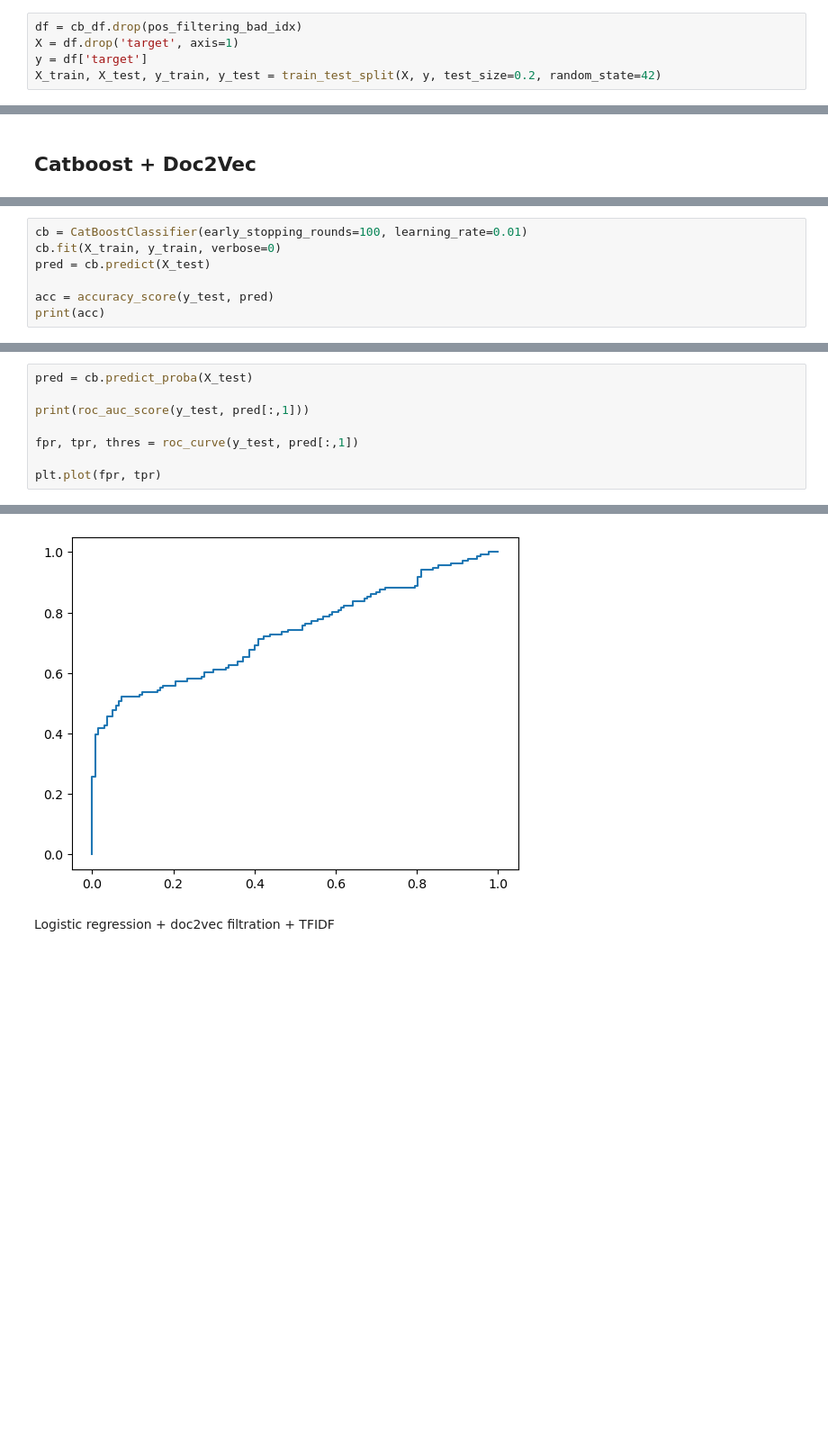
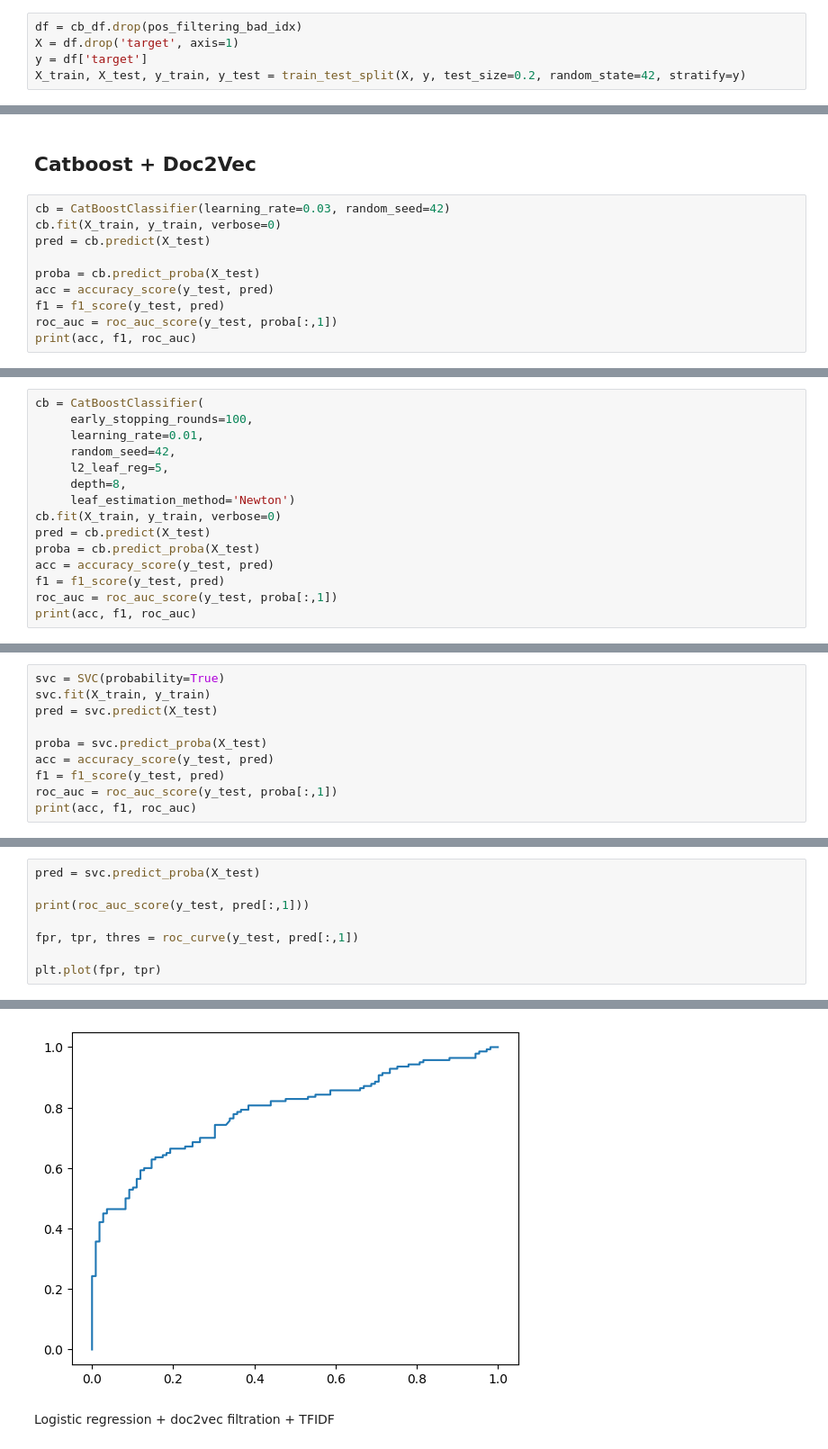
Before and after one commit to PBspacey/wb-category-analysis, a Jupyter notebook: models/nlp_preprocess.ipynb, the cells around one changed output, grey strips where cells are left out. Shown at 90% size. Saved outputs shown, nothing was run; the diff lists cells and outputs as text; blank space fills up the shorter version.

```diff
--- a/models/nlp_preprocess.ipynb
+++ b/models/nlp_preprocess.ipynb
@@ -268,7 +259,7 @@ Name: count, dtype: int64
 df = cb_df.drop(pos_filtering_bad_idx)
 X = df.drop('target', axis=1)
 y = df['target']
-X_train, X_test, y_train, y_test = train_test_split(X, y, test_size=0.2, random_state=42)
+X_train, X_test, y_train, y_test = train_test_split(X, y, test_size=0.2, random_state=42, stratify=y)
 # %%
 model = LogisticRegression()
 
@@ -282,2 +290,12 @@ print(acc)
 # %% [markdown]
 ## Catboost + Doc2Vec
+# %%
+cb = CatBoostClassifier(learning_rate=0.03, random_seed=42)
+cb.fit(X_train, y_train, verbose=0)
+pred = cb.predict(X_test)
+
+proba = cb.predict_proba(X_test)
+acc = accuracy_score(y_test, pred)
+f1 = f1_score(y_test, pred)
+roc_auc = roc_auc_score(y_test, proba[:,1])
+print(acc, f1, roc_auc)
@@ -284,8 +304,16 @@ print(acc)
 # %%
-cb = CatBoostClassifier(early_stopping_rounds=100, learning_rate=0.01)
+cb = CatBoostClassifier(
+     early_stopping_rounds=100,
+     learning_rate=0.01,
+     random_seed=42,
+     l2_leaf_reg=5,
+     depth=8,
+     leaf_estimation_method='Newton')
 cb.fit(X_train, y_train, verbose=0)
 pred = cb.predict(X_test)
-
+proba = cb.predict_proba(X_test)
 acc = accuracy_score(y_test, pred)
-print(acc)
+f1 = f1_score(y_test, pred)
+roc_auc = roc_auc_score(y_test, proba[:,1])
+print(acc, f1, roc_auc)
 # %% [output]
@@ -292,0 +354,10 @@ print(acc)
+# %%
+svc = SVC(probability=True)
+svc.fit(X_train, y_train)
+pred = svc.predict(X_test)
+
+proba = svc.predict_proba(X_test)
+acc = accuracy_score(y_test, pred)
+f1 = f1_score(y_test, pred)
+roc_auc = roc_auc_score(y_test, proba[:,1])
+print(acc, f1, roc_auc)
@@ -293,5 +366,5 @@ print(acc)
 # %%
-pred = cb.predict_proba(X_test)
+pred = svc.predict_proba(X_test)
 
 print(roc_auc_score(y_test, pred[:,1]))
 
@@ -303,5 +376,5 @@ plt.plot(fpr, tpr)
 [<matplotlib.lines.Line2D at 0x...>]
-[figure, old version]
+[figure, new version]
 # %% [markdown]
 Logistic regression + doc2vec filtration + TFIDF
 # %%
```
Also changed, not shown: parts of 87 cells of this notebook, 6 other files.
